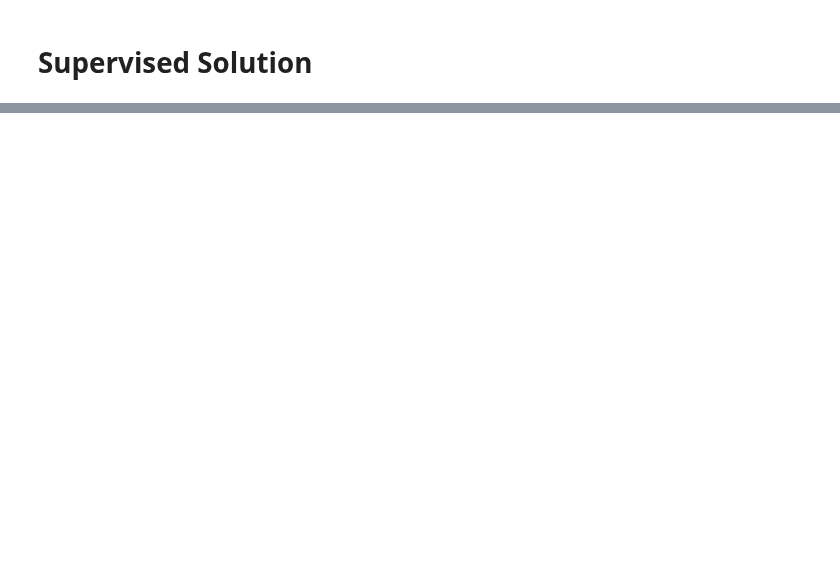
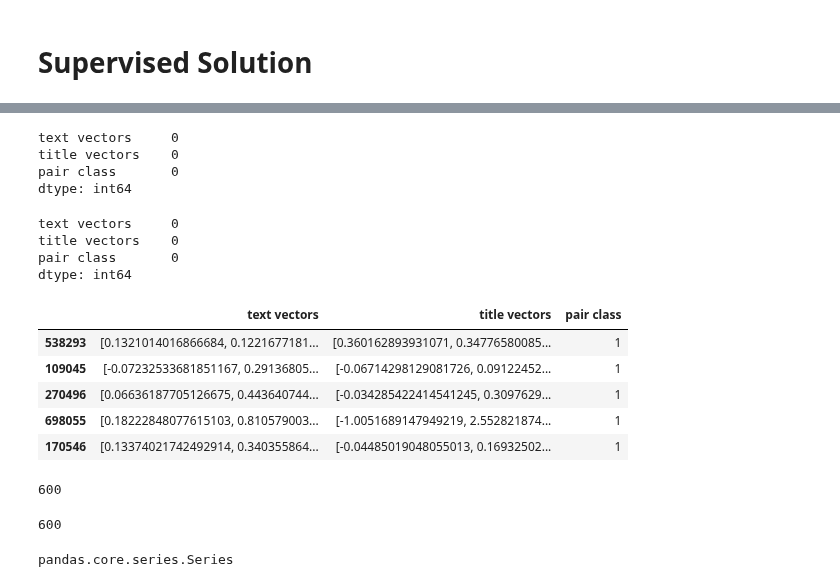
Before and after one commit to innawendell/Describing-Data-, a Jupyter notebook: Ads.ipynb, the cells around one changed output, grey strips where cells are left out. Cells and saved outputs as stored; diff of their text form; code cells hidden in the pictures; blank space fills up the shorter version.

```diff
--- a/Ads.ipynb
+++ b/Ads.ipynb
@@ -572,0 +398,8 @@ Name: real, dtype: int64
+# %%
+# remove vectors with that are comprised exclusively of the words that are missing from our vocabulary
+
+training_df= training_df[training_df['text vectors'] != 'M']
+training_df = training_df[training_df['title vectors'] != 'M']
+
+test_df= test_df[test_df['text vectors'] != 'M']
+test_df = test_df[test_df['title vectors'] != 'M']
@@ -572,0 +427,6 @@ Name: real, dtype: int64
+# %%
+correct_training = training_df[:int(len(training_df) / 2)]
+correct_training['pair class'] = 1
+
+correct_test = test_df[:int(len(test_df)/ 2)]
+correct_test['pair class'] = 1
@@ -572,0 +448,5 @@ Name: real, dtype: int64
+# %%
+incorrect_training = training_df[int(len(training_df) / 2):]
+
+incorrect_training['title vectors'] = incorrect_training['title vectors'].sample(len(incorrect_training))
+incorrect_training['pair class'] = 0
@@ -572,0 +479,2 @@ Name: real, dtype: int64
+# %%
+concat_training = pd.concat([correct_training, incorrect_training], axis=0)
@@ -572,0 +483,23 @@ Name: real, dtype: int64
+# %%
+concat_training.isnull().sum()
+# %% [output]
+text vectors     0
+title vectors    0
+pair class       0
+dtype: int64
+# %%
+concat_test.isnull().sum()
+# %% [output]
+text vectors     0
+title vectors    0
+pair class       0
+dtype: int64
+# %%
+concat_training.head()
+# %% [output]
+|  | text vectors | title vectors | pair class |
+| 538293 | [0.1321014016866684, 0.1221677181... | [0.360162893931071, 0.34776580085... | 1 |
+| 109045 | [-0.07232533681851167, 0.29136805... | [-0.06714298129081726, 0.09122452... | 1 |
+| 270496 | [0.06636187705126675, 0.443640744... | [-0.034285422414541245, 0.3097629... | 1 |
+| 698055 | [0.18222848077615103, 0.810579003... | [-1.0051689147949219, 2.552821874... | 1 |
+| 170546 | [0.13374021742492914, 0.340355864... | [-0.04485019048055013, 0.16932502... | 1 |
@@ -572,0 +511,12 @@ Name: real, dtype: int64
+# %%
+len(lists_training.iloc[0])
+# %% [output]
+600
+# %%
+len(lists_test.iloc[0])
+# %% [output]
+600
+# %%
+type(lists_training)
+# %% [output]
+pandas.core.series.Series
```
Also changed, not shown: parts of 107 cells of this notebook.
